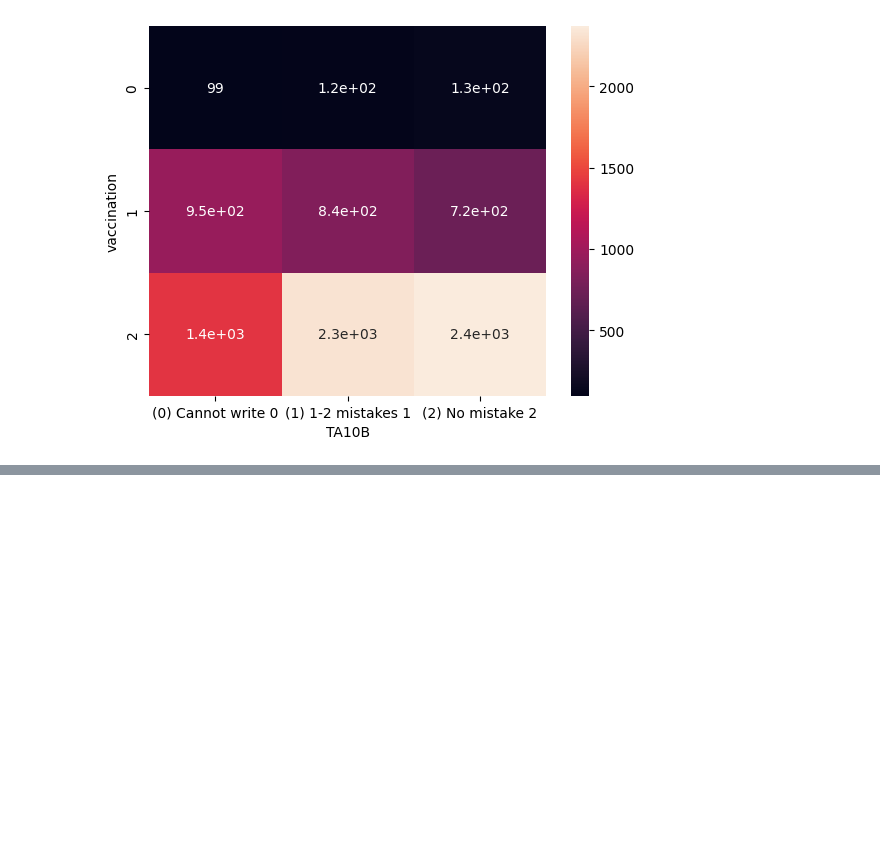
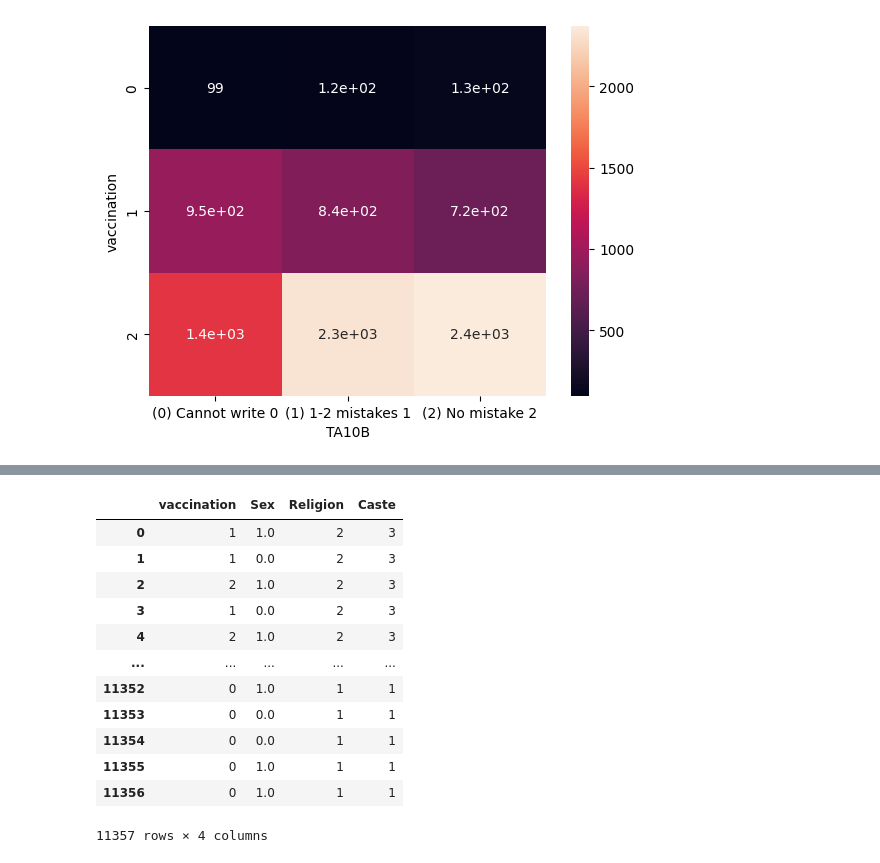
Before and after one commit to NamitBhutani/EconometricsAssignment, a Jupyter notebook: merge.ipynb, the cells around one changed output, grey strips where cells are left out. Drawn from its saved outputs; the diff is of its cells as text; code cells hidden in the pictures; blank space fills up the shorter version.

```diff
--- a/merge.ipynb
+++ b/merge.ipynb
@@ -374,0 +483,19 @@ p-value: 1.4925120622080248e-43
+# %%
+feature_vars = ['vaccination','Sex','Religion','Caste']
+
+feature_df = data_indi_2[feature_vars]
+feature_df
+# %% [output]
+|  | vaccination | Sex | Religion | Caste |
+| 0 | 1 | 1.0 | 2 | 3 |
+| 1 | 1 | 0.0 | 2 | 3 |
+| 2 | 2 | 1.0 | 2 | 3 |
+| 3 | 1 | 0.0 | 2 | 3 |
+| 4 | 2 | 1.0 | 2 | 3 |
+| ... | ... | ... | ... | ... |
+| 11352 | 0 | 1.0 | 1 | 1 |
+| 11353 | 0 | 0.0 | 1 | 1 |
+| 11354 | 0 | 0.0 | 1 | 1 |
+| 11355 | 0 | 1.0 | 1 | 1 |
+| 11356 | 0 | 1.0 | 1 | 1 |
+11357 rows × 4 columns
```
Also changed, not shown: parts of 19 cells of this notebook.
